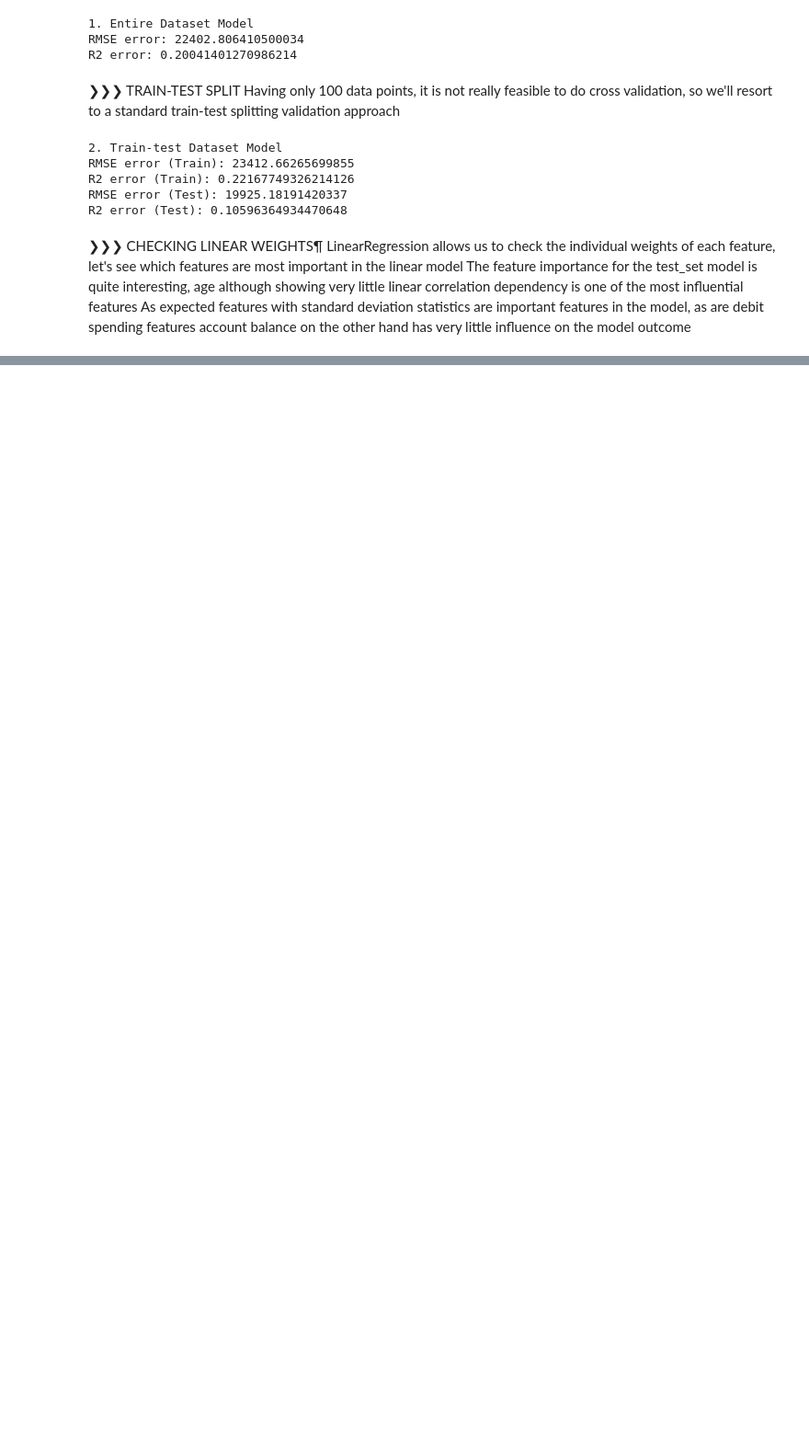
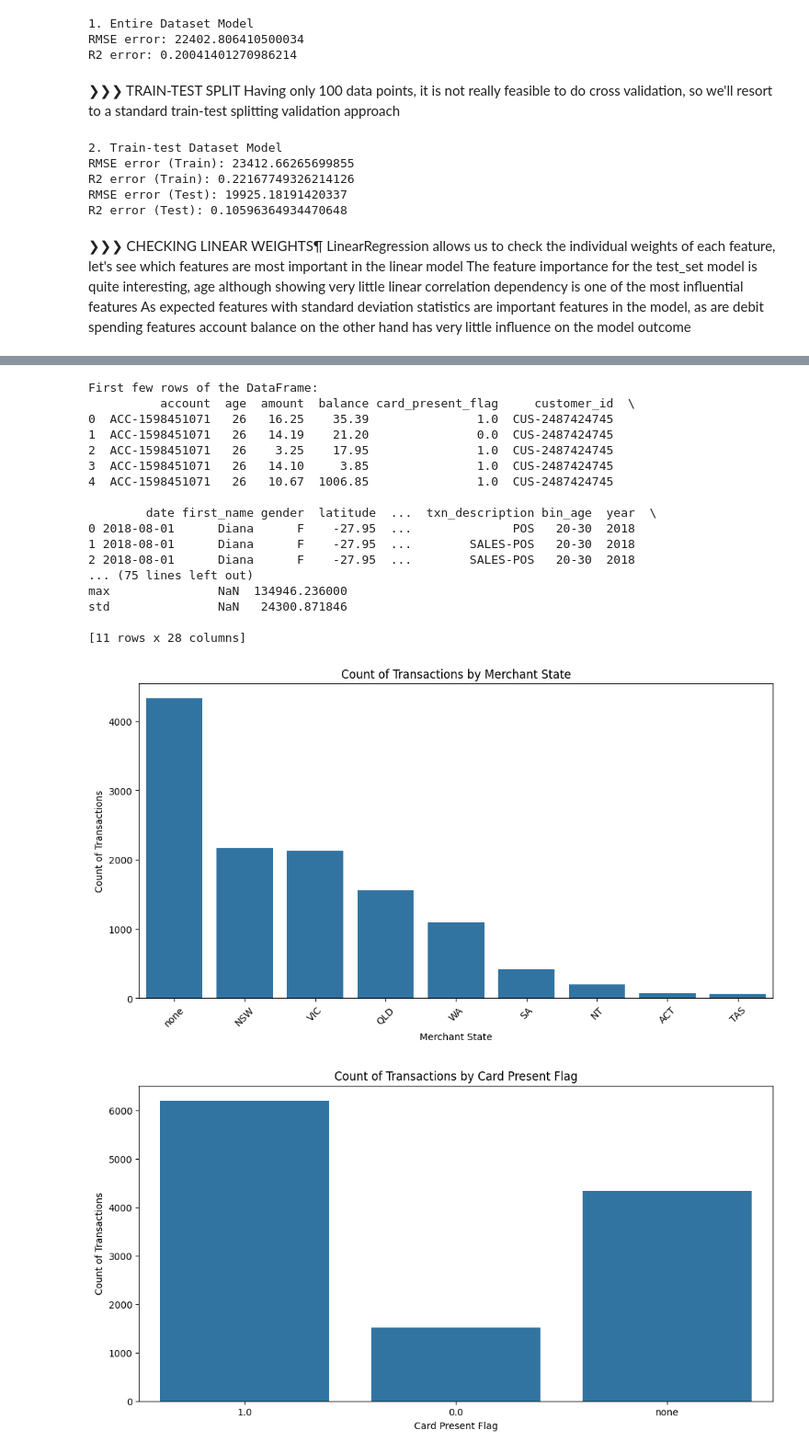
Before and after one commit to LuisBuruato/Customer-Transaction-PA, a Jupyter notebook: CT Predictive Analytics.ipynb, the cells around one changed output, grey strips where cells are left out. Shown at 92% size. Drawn from its saved outputs; the diff is of its cells as text; code cells hidden in the pictures; blank space fills up the shorter version.

```diff
--- a/CT Predictive Analytics.ipynb
+++ b/CT Predictive Analytics.ipynb
@@ -2222,0 +2388,63 @@ fig.show()
+# %%
+import pandas as pd
+import seaborn as sns
+import matplotlib.pyplot as plt
+
+# Adjust the file path as necessary
+df_anz = pd.read_csv('anz_data.csv')  # Use the correct path to your CSV file
+df_anz['date'] = pd.to_datetime(df_anz['date'])
+df_anz['card_present_flag'] = df_anz['card_present_flag'].fillna('none')
+df_anz = df_anz.drop(['merchant_code'], axis=1)
+df_anz['merchant_id'] = df_anz['merchant_id'].fillna('none')
+df_anz['merchant_latitude'] = df_anz['merchant_latitude'].fillna('none')
+df_anz['merchant_longitude'] = df_anz['merchant_longitude'].fillna('none')
+df_anz['merchant_state'] = df_anz['merchant_state'].fillna('none')
+df_anz['merchant_suburb'] = df_anz['merchant_suburb'].fillna('none')
+df_anz.drop(['transaction_id'], axis=1, inplace=True)
+
+# Print the first few rows of the DataFrame
+print("First few rows of the DataFrame:")
+print(df_anz.head())
+
+# Print the shape of the DataFrame
+print(f'DataFrame shape: {df_anz.shape}')
+
+# Print summary statistics
+print("Summary statistics:")
+print(df_anz.describe(include='all'))
+
+# Visualizations
+plt.figure(figsize=(12, 6))
+sns.countplot(data=df_anz, x='merchant_state', order=df_anz['merchant_state'].value_counts().index)
+plt.title('Count of Transactions by Merchant State')
+plt.xticks(rotation=45)
+plt.xlabel('Merchant State')
+plt.ylabel('Count of Transactions')
+plt.show()
+
+plt.figure(figsize=(12, 6))
+sns.countplot(data=df_anz, x='card_present_flag')
+plt.title('Count of Transactions by Card Present Flag')
+plt.xlabel('Card Present Flag')
+plt.ylabel('Count of Transactions')
+plt.show()
+# %% [output]
+First few rows of the DataFrame:
+          account  age  amount  balance card_present_flag     customer_id  \
+0  ACC-1598451071   26   16.25    35.39               1.0  CUS-2487424745
+1  ACC-1598451071   26   14.19    21.20               0.0  CUS-2487424745
+2  ACC-1598451071   26    3.25    17.95               1.0  CUS-2487424745
+3  ACC-1598451071   26   14.10     3.85               1.0  CUS-2487424745
+4  ACC-1598451071   26   10.67  1006.85               1.0  CUS-2487424745
+
+        date first_name gender  latitude  ...  txn_description bin_age  year  \
+0 2018-08-01      Diana      F    -27.95  ...              POS   20-30  2018
+1 2018-08-01      Diana      F    -27.95  ...        SALES-POS   20-30  2018
+2 2018-08-01      Diana      F    -27.95  ...        SALES-POS   20-30  2018
+... (75 lines left out)
+max               NaN  134946.236000
+std               NaN   24300.871846
+
+[11 rows x 28 columns]
+[figure, added]
+[figure, added]
```
Also changed, not shown: parts of 25 cells of this notebook.
